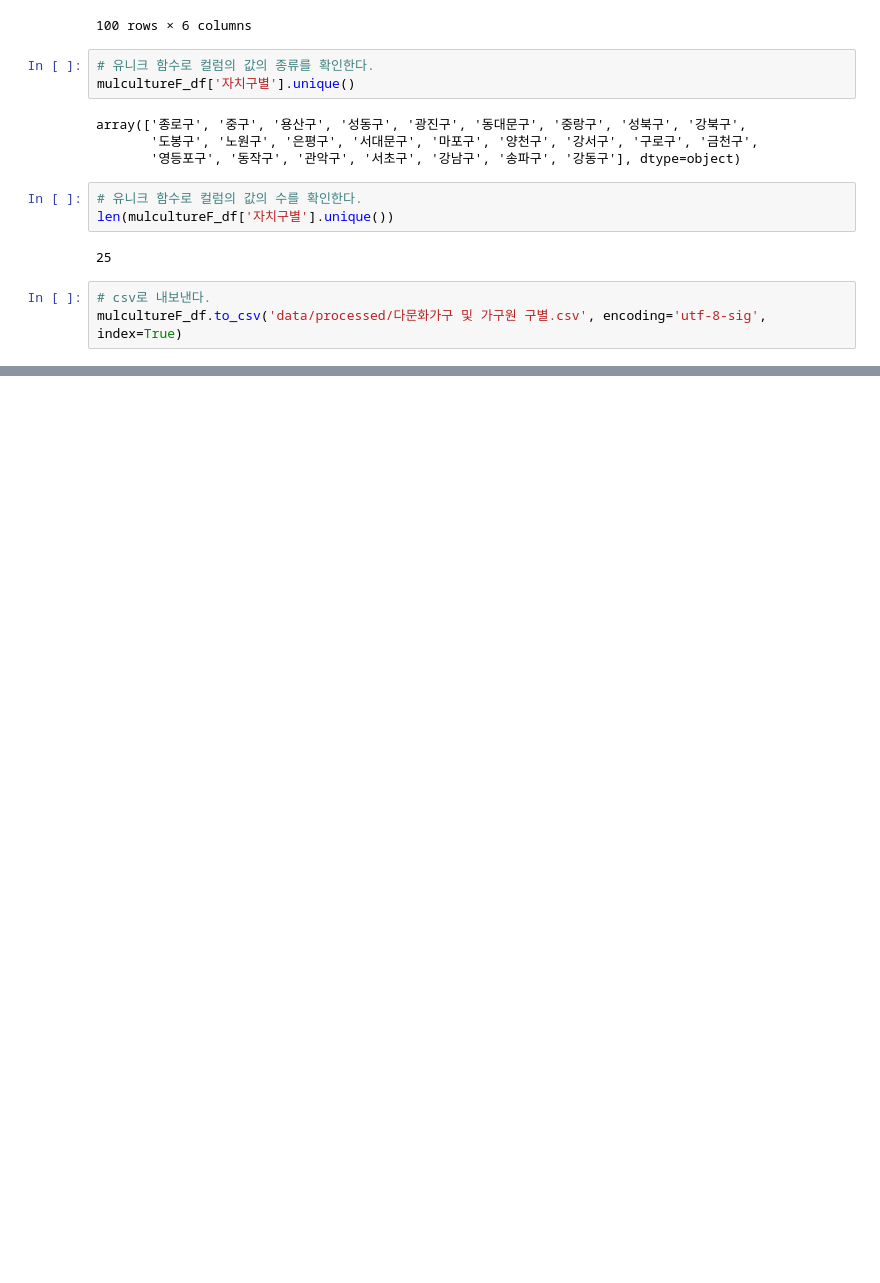
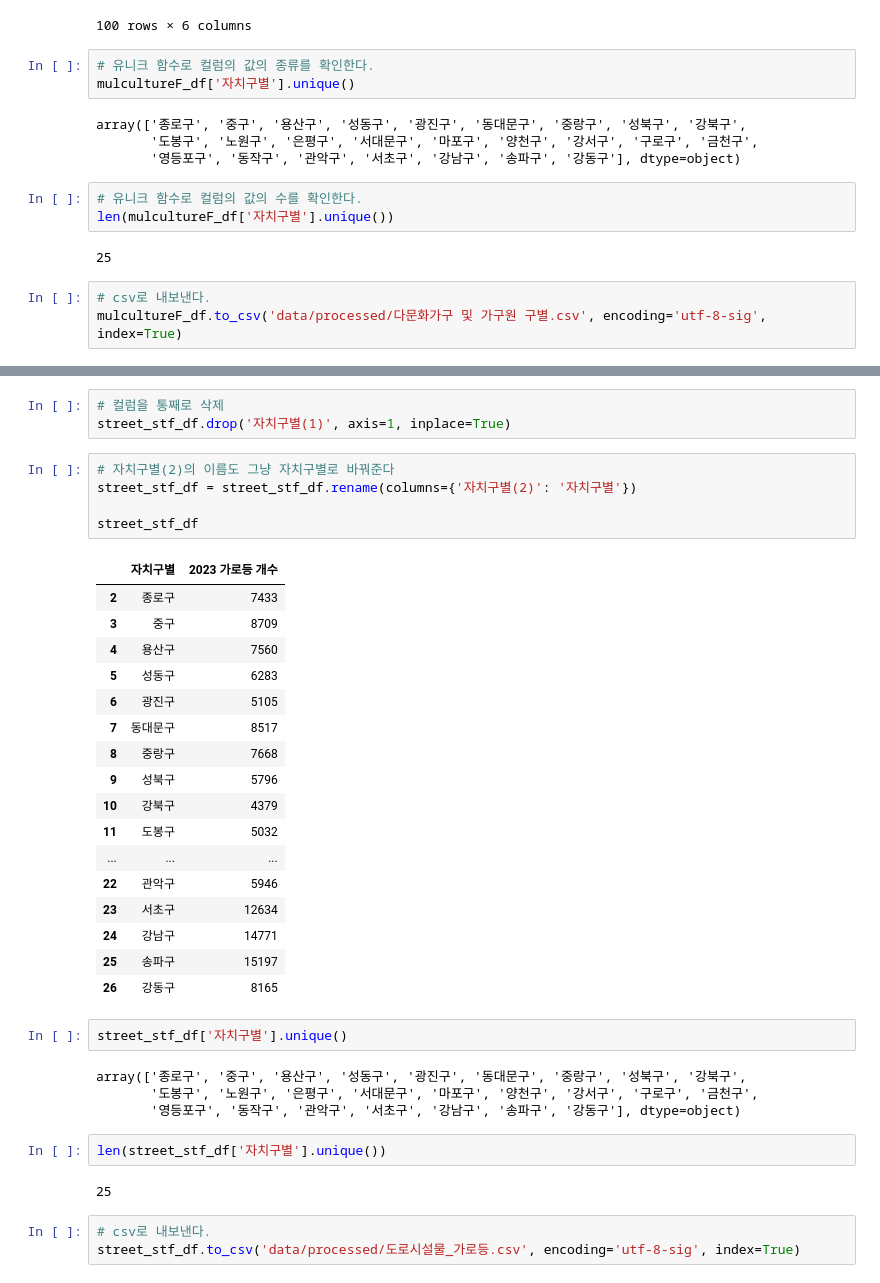
Before and after one commit to CityCrimeResearch/MidProject, a Jupyter notebook: ipynbTest/Junhyeok/Processing2.ipynb, the cells around one changed output, grey strips where cells are left out. Drawn from its saved outputs; the diff is of its cells as text; blank space fills up the shorter version.

```diff
--- a/ipynbTest/Junhyeok/Processing2.ipynb
+++ b/ipynbTest/Junhyeok/Processing2.ipynb
@@ -427,0 +475,39 @@ mulcultureF_df.to_csv('data/processed/다문화가구 및 가구원 구별.csv',
+# %%
+# 컬럼을 통째로 삭제
+street_stf_df.drop('자치구별(1)', axis=1, inplace=True)
+# %%
+# 자치구별(2)의 이름도 그냥 자치구별로 바꿔준다
+street_stf_df = street_stf_df.rename(columns={'자치구별(2)': '자치구별'})
+
+street_stf_df
+# %% [output]
+|  | 자치구별 | 2023 가로등 개수 |
+| 2 | 종로구 | 7433 |
+| 3 | 중구 | 8709 |
+| 4 | 용산구 | 7560 |
+| 5 | 성동구 | 6283 |
+| 6 | 광진구 | 5105 |
+| 7 | 동대문구 | 8517 |
+| 8 | 중랑구 | 7668 |
+| 9 | 성북구 | 5796 |
+| 10 | 강북구 | 4379 |
+| 11 | 도봉구 | 5032 |
+| ... | ... | ... |
+| 22 | 관악구 | 5946 |
+| 23 | 서초구 | 12634 |
+| 24 | 강남구 | 14771 |
+| 25 | 송파구 | 15197 |
+| 26 | 강동구 | 8165 |
+# %%
+street_stf_df['자치구별'].unique()
+# %% [output]
+array(['종로구', '중구', '용산구', '성동구', '광진구', '동대문구', '중랑구', '성북구', '강북구',
+       '도봉구', '노원구', '은평구', '서대문구', '마포구', '양천구', '강서구', '구로구', '금천구',
+       '영등포구', '동작구', '관악구', '서초구', '강남구', '송파구', '강동구'], dtype=object)
+# %%
+len(street_stf_df['자치구별'].unique())
+# %% [output]
+25
+# %%
+# csv로 내보낸다.
+street_stf_df.to_csv('data/processed/도로시설물_가로등.csv', encoding='utf-8-sig', index=True)
```
Also changed, not shown: parts of 4 cells of this notebook, 1 other file.
